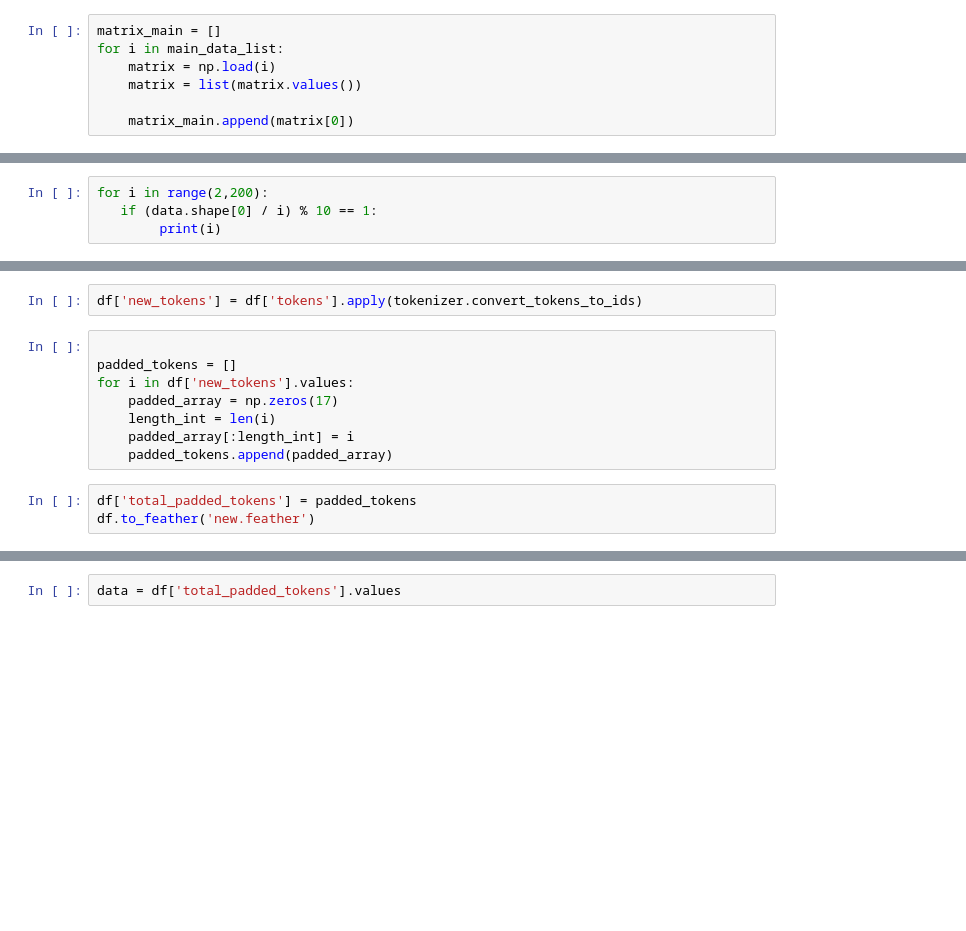
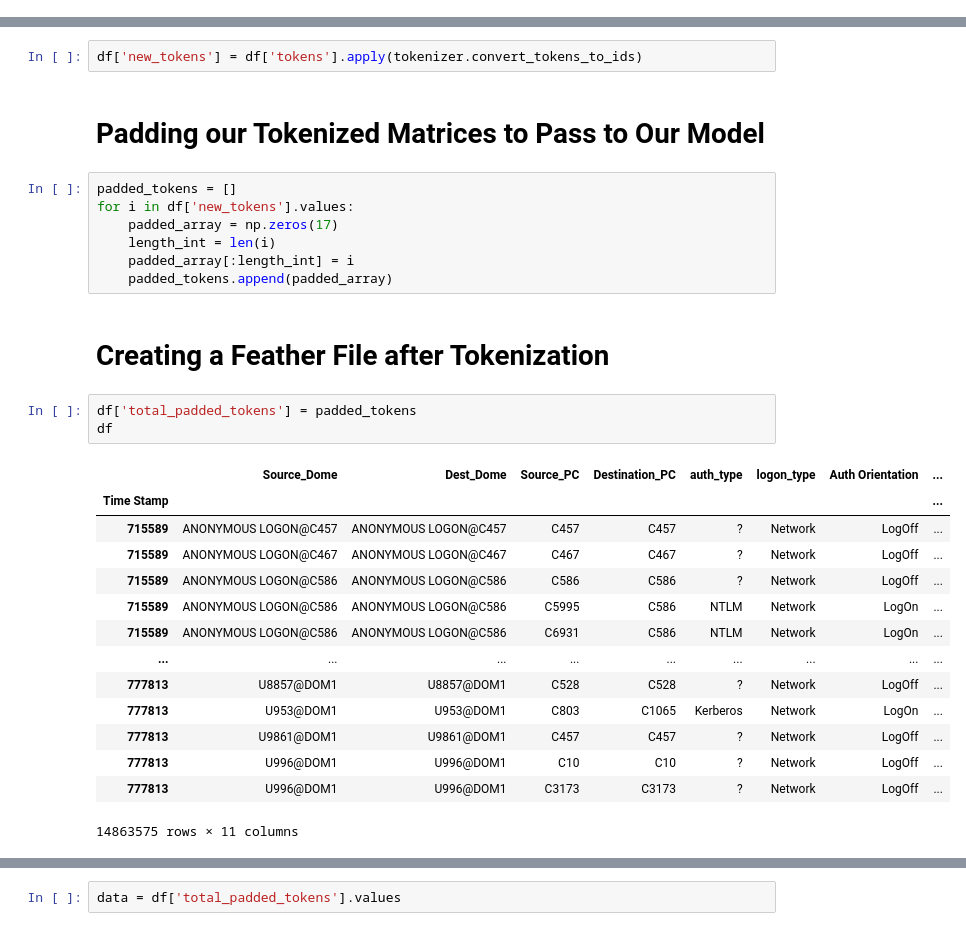
Before and after one commit to TRO-Wolf/CyberSecProj, a Jupyter notebook: PreProcess2.ipynb, the cells around one changed output, grey strips where cells are left out. Drawn from its saved outputs; the diff is of its cells as text; blank space fills up the shorter version.

Commit message:
Committing Organization Changes
After restructuring code, files, and data pushing to my branch for reference by others

```diff
--- a/PreProcess2.ipynb
+++ b/PreProcess2.ipynb
@@ -78,7 +0,0 @@ array([[[1., 2., 3., ..., 0., 0., 0.],
-# %%
-matrix_main = []
-for i in main_data_list:
-    matrix = np.load(i)
-    matrix = list(matrix.values())
-
-    matrix_main.append(matrix[0])
@@ -279,4 +0,0 @@ data.shape[0] - 2223
-# %%
-for i in range(2,200):
-   if (data.shape[0] / i) % 10 == 1:
-        print(i)
@@ -473,14 +147,32 @@ for i in target_array:
 df['tokens'] = tokens
 # %%
 df['new_tokens'] = df['tokens'].apply(tokenizer.convert_tokens_to_ids)
+# %% [markdown]
+# Padding our Tokenized Matrices to Pass to Our Model
 # %%
-
 padded_tokens = []
 for i in df['new_tokens'].values:
     padded_array = np.zeros(17)
     length_int = len(i)
     padded_array[:length_int] = i
     padded_tokens.append(padded_array)
+# %% [markdown]
+# Creating a Feather File after Tokenization
 # %%
 df['total_padded_tokens'] = padded_tokens
-df.to_feather('new.feather')
+df
+# %% [output]
+|  | Source_Dome | Dest_Dome | Source_PC | Destination_PC | auth_type | logon_type | Auth Orientation | ... |
+| Time Stamp |  |  |  |  |  |  |  | ... |
+| 715589 | ANONYMOUS LOGON@C457 | ANONYMOUS LOGON@C457 | C457 | C457 | ? | Network | LogOff | ... |
+| 715589 | ANONYMOUS LOGON@C467 | ANONYMOUS LOGON@C467 | C467 | C467 | ? | Network | LogOff | ... |
+| 715589 | ANONYMOUS LOGON@C586 | ANONYMOUS LOGON@C586 | C586 | C586 | ? | Network | LogOff | ... |
+| 715589 | ANONYMOUS LOGON@C586 | ANONYMOUS LOGON@C586 | C5995 | C586 | NTLM | Network | LogOn | ... |
+| 715589 | ANONYMOUS LOGON@C586 | ANONYMOUS LOGON@C586 | C6931 | C586 | NTLM | Network | LogOn | ... |
+| ... | ... | ... | ... | ... | ... | ... | ... | ... |
+| 777813 | U8857@DOM1 | U8857@DOM1 | C528 | C528 | ? | Network | LogOff | ... |
+| 777813 | U953@DOM1 | U953@DOM1 | C803 | C1065 | Kerberos | Network | LogOn | ... |
+| 777813 | U9861@DOM1 | U9861@DOM1 | C457 | C457 | ? | Network | LogOff | ... |
+| 777813 | U996@DOM1 | U996@DOM1 | C10 | C10 | ? | Network | LogOff | ... |
+| 777813 | U996@DOM1 | U996@DOM1 | C3173 | C3173 | ? | Network | LogOff | ... |
+14863575 rows × 11 columns
```
Also changed, not shown: parts of 98 cells of this notebook, 21 other files.
